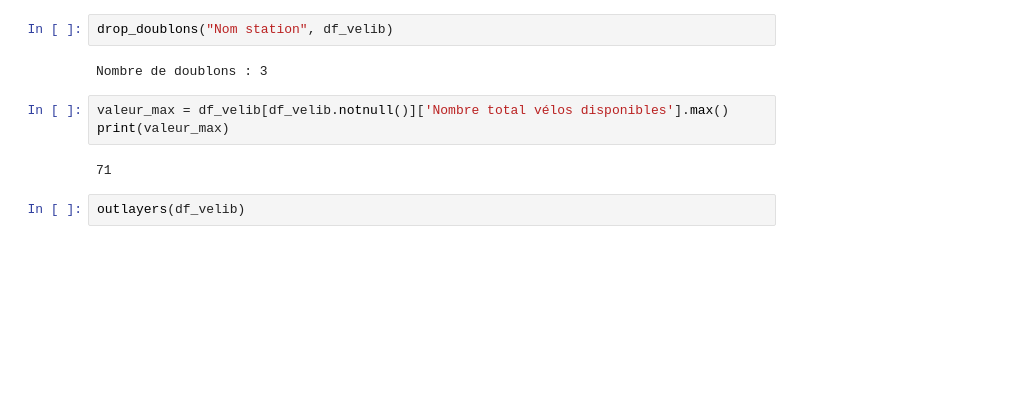
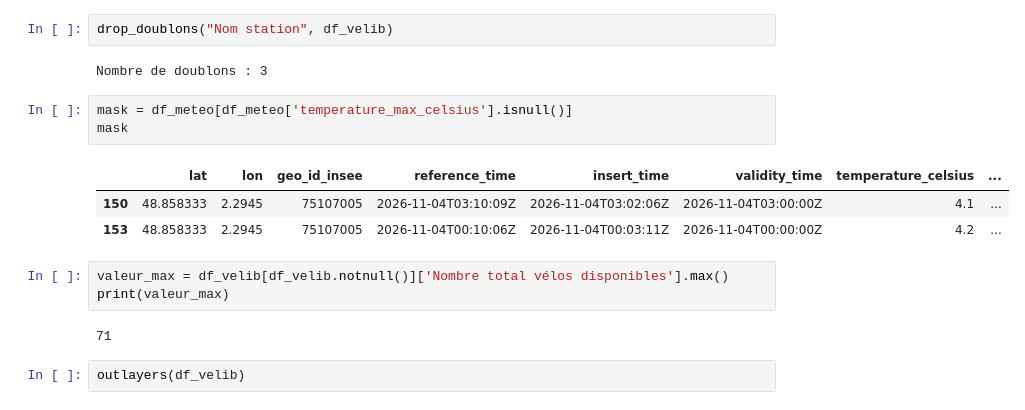
Before and after one commit to Leyandre/DSB---PSTB---M2---2026-2027---09-10-2026---MARIIIIIE---PYTHON-COURS, a Jupyter notebook: Marie/fichier clean df_velib.ipynb, the cells around one changed output. Drawn from its saved outputs; the diff is of its cells as text; blank space fills up the shorter version.

```diff
--- a/Marie/fichier clean df_velib.ipynb
+++ b/Marie/fichier clean df_velib.ipynb
@@ -155,6 +222,13 @@ dtype: int64
 drop_doublons("Nom station", df_velib)
 # %% [output]
 Nombre de doublons : 3
+# %%
+mask = df_meteo[df_meteo['temperature_max_celsius'].isnull()]
+mask
+# %% [output]
+|  | lat | lon | geo_id_insee | reference_time | insert_time | validity_time | temperature_celsius | ... |
+| 150 | 48.858333 | 2.2945 | 75107005 | 2026-11-04T03:10:09Z | 2026-11-04T03:02:06Z | 2026-11-04T03:00:00Z | 4.1 | ... |
+| 153 | 48.858333 | 2.2945 | 75107005 | 2026-11-04T00:10:06Z | 2026-11-04T00:03:11Z | 2026-11-04T00:00:00Z | 4.2 | ... |
 # %%
 valeur_max = df_velib[df_velib.notnull()]['Nombre total vélos disponibles'].max()
 print(valeur_max)
```
Also changed, not shown: parts of 17 cells of this notebook.
